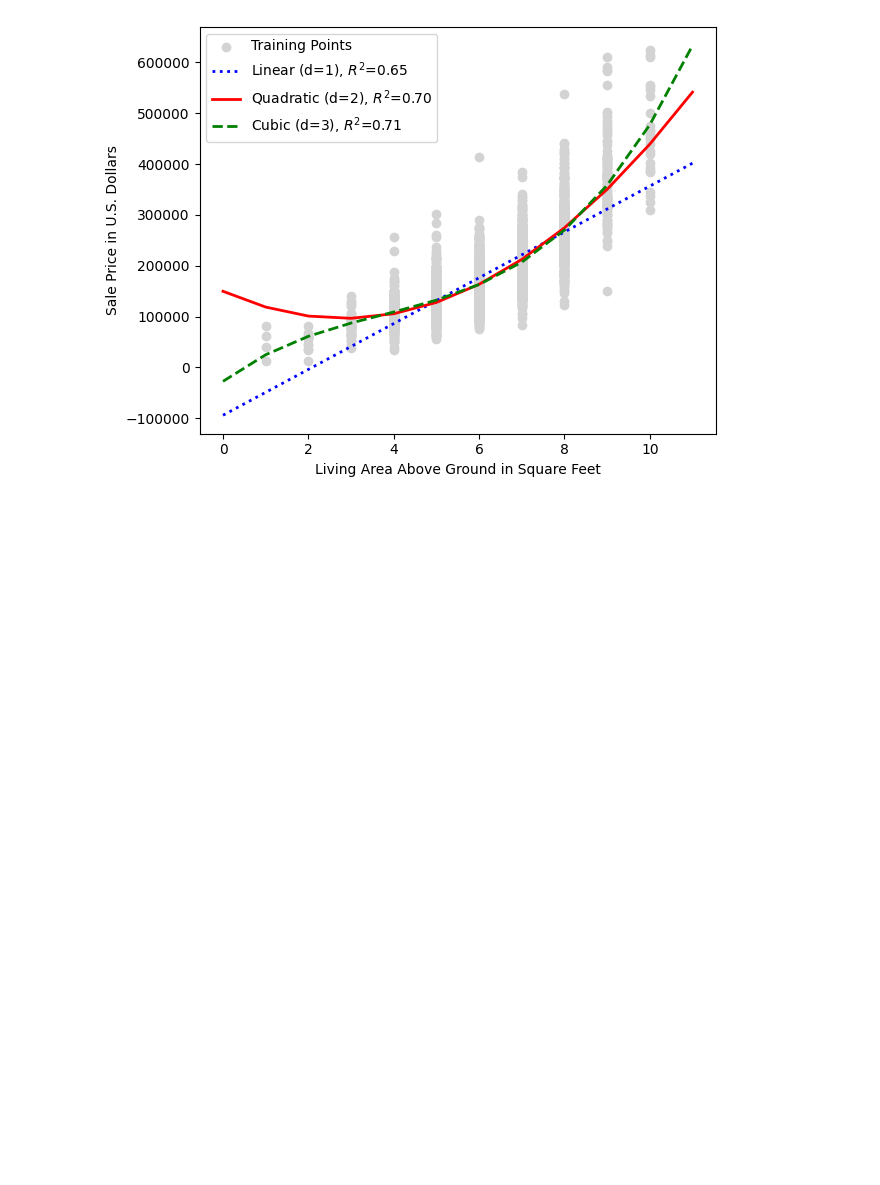
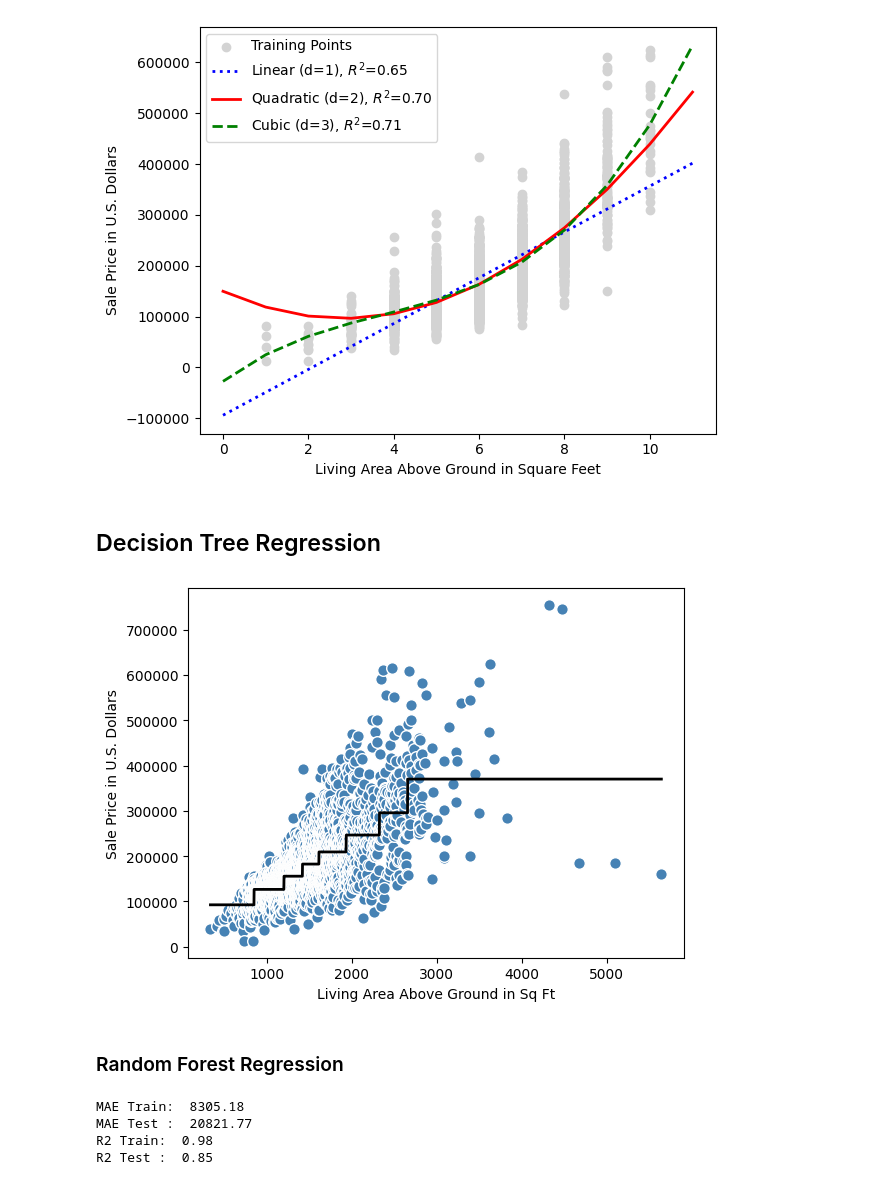
Before and after one commit to Jstafford98/Machine-Learning-with-PyTorch-and-Scikit-Learn, a Jupyter notebook: src/Chapter9.ipynb, the cells around one changed output. Saved outputs shown, nothing was run; the diff lists cells and outputs as text; code cells hidden in the pictures; blank space fills up the shorter version.

```diff
--- a/src/Chapter9.ipynb
+++ b/src/Chapter9.ipynb
@@ -469,3 +469,58 @@ plt.tight_layout()
 plt.show()
 # %% [output]
 [figure]
+# %% [markdown]
+## Decision Tree Regression
+# %%
+from sklearn.tree import DecisionTreeRegressor
+
+X = ames_df[['Gr Liv Area']].values
+y = ames_df['SalePrice'].values
+
+tree = DecisionTreeRegressor(max_depth=3)
+
+tree.fit(X, y)
+
+sort_idx = X.flatten().argsort()
+
+lin_regplot(X[sort_idx], y[sort_idx], tree)
+plt.xlabel("Living Area Above Ground in Sq Ft")
+plt.ylabel("Sale Price in U.S. Dollars")
+plt.show()
+# %% [output]
+[figure, added]
+# %% [markdown]
+### Random Forest Regression
+# %%
+from sklearn.ensemble import RandomForestRegressor
+
+target = 'SalePrice'
+features = ames_df.columns[ames_df.columns != target]
+
+X = ames_df[features].values
+y = ames_df[target].values
+
+X_train, X_test, y_train, y_test = train_test_split(X, y, test_size=.3, random_state=123)
+
+forest = RandomForestRegressor(n_estimators=1000, criterion='squared_error', random_state=1, n_jobs=1)
+
+forest.fit(X_train, y_train)
+
+y_train_pred = forest.predict(X_train)
+y_test_pred = forest.predict(X_test)
+
+mae_train = mean_absolute_error(y_train, y_train_pred)
+mae_test  = mean_absolute_error(y_test, y_test_pred)
+
+r2_train = r2_score(y_train, y_train_pred)
+r2_test  = r2_score(y_test, y_test_pred)
+
+print(f'MAE Train: {mae_train : .2f}')
+print(f'MAE Test : {mae_test : .2f}')
+print(f'R2 Train: {r2_train : .2f}')
+print(f'R2 Test : {r2_test : .2f}')
+# %% [output]
+MAE Train:  8305.18
+MAE Test :  20821.77
+R2 Train:  0.98
+R2 Test :  0.85
```
Also changed, not shown: parts of 2 cells of this notebook.
